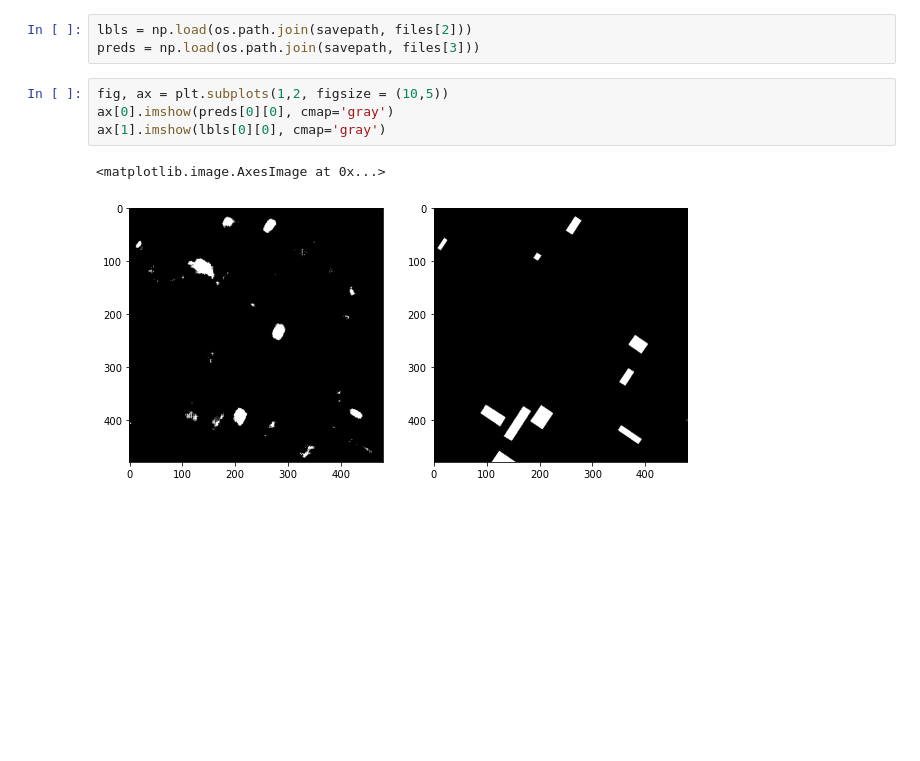
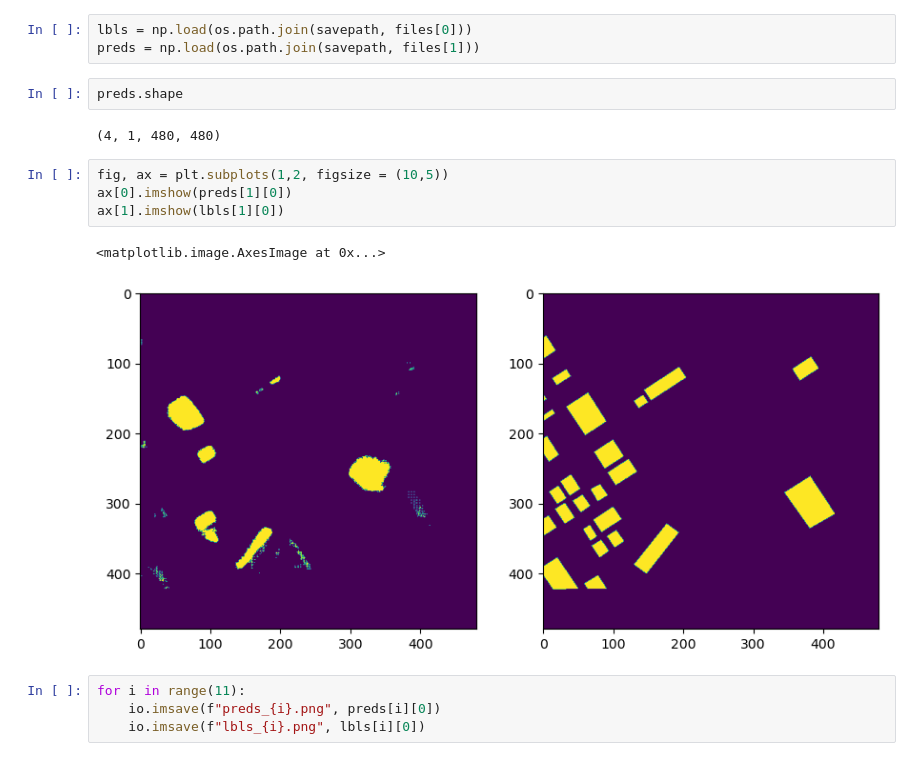
Before and after one commit to neu-spiral/Neural-Point-Processes, a Jupyter notebook: spacenet_detect/scripts/visualize_predictions.ipynb, the cells around one changed output. Cells and saved outputs as stored; diff of their text form; blank space fills up the shorter version.

```diff
--- a/spacenet_detect/scripts/visualize_predictions.ipynb
+++ b/spacenet_detect/scripts/visualize_predictions.ipynb
@@ -11,10 +12,18 @@ files
 # %%
-lbls = np.load(os.path.join(savepath, files[2]))
-preds = np.load(os.path.join(savepath, files[3]))
+lbls = np.load(os.path.join(savepath, files[0]))
+preds = np.load(os.path.join(savepath, files[1]))
+# %%
+preds.shape
+# %% [output]
+(4, 1, 480, 480)
 # %%
 fig, ax = plt.subplots(1,2, figsize = (10,5))
-ax[0].imshow(preds[0][0], cmap='gray')
-ax[1].imshow(lbls[0][0], cmap='gray')
+ax[0].imshow(preds[1][0])
+ax[1].imshow(lbls[1][0])
 # %% [output]
 <matplotlib.image.AxesImage at 0x...>
-[figure, old version]
+[figure, new version]
+# %%
+for i in range(11):
+    io.imsave(f"preds_{i}.png", preds[i][0])
+    io.imsave(f"lbls_{i}.png", lbls[i][0])
```
Also changed, not shown: parts of 4 cells of this notebook, 4 other files.
